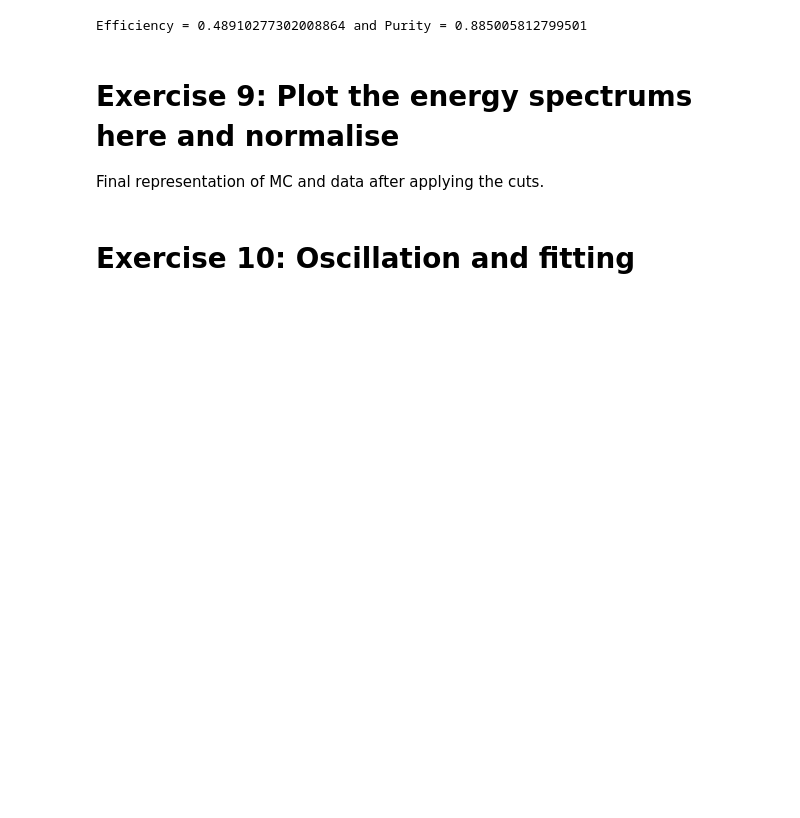
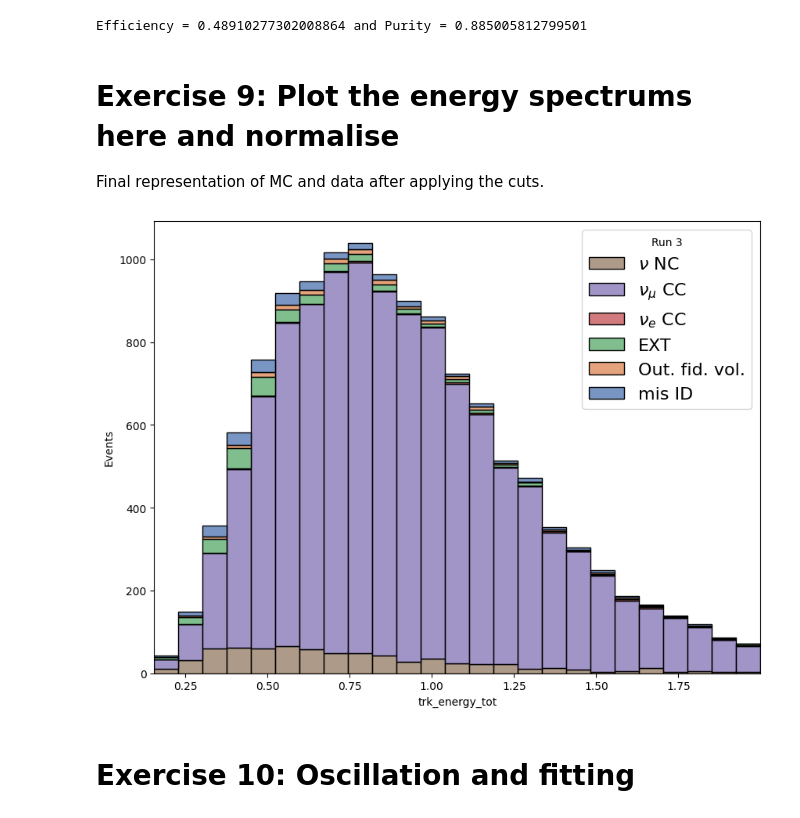
Before and after one commit to VadanKhan/particle-ml-project, a Jupyter notebook: particle_ml_project/MainAnalysis_template.ipynb, the cells around one changed output. Cells and saved outputs as stored; diff of their text form; code cells hidden in the pictures; blank space fills up the shorter version.

```diff
--- a/particle_ml_project/MainAnalysis_template.ipynb
+++ b/particle_ml_project/MainAnalysis_template.ipynb
@@ -497,6 +505,20 @@ Efficiency = 0.48910277302008864 and Purity = 0.885005812799501
 # Exercise 9: Plot the energy spectrums here and normalise
 
 Final representation of MC and data after applying the cuts.
+# %%
+variable = 'trk_energy_tot'
+bin_energy = 25
+
+plt.figure(figsize=(10,7.5))
+i = sns.histplot(data=MC_EXT_CUT, x=variable, multiple="stack", hue="category", palette = 'deep', weights = MC_EXT_CUT['weight'], bins = bin_energy, legend = False)
+i.set(xlabel=variable, ylabel = "Events")
+
+#plt.yscale('log')
+plt.xlim([np.min(MC_EXT_CUT[variable]), np.max(MC_EXT_CUT[variable])])
+plt.legend(title='Run 3',fontsize=16, loc='upper right', labels=[r"$\nu$ NC", r"$\nu_{\mu}$ CC", r"$\nu_e$ CC", r"EXT", r"Out. fid. vol.", r"mis ID"])
+plt.show(i)
+# %% [output]
+[figure, added]
 # %% [markdown]
 # Exercise 10: Oscillation and fitting
 # %% [markdown]
```
Also changed, not shown: parts of 12 cells of this notebook.
